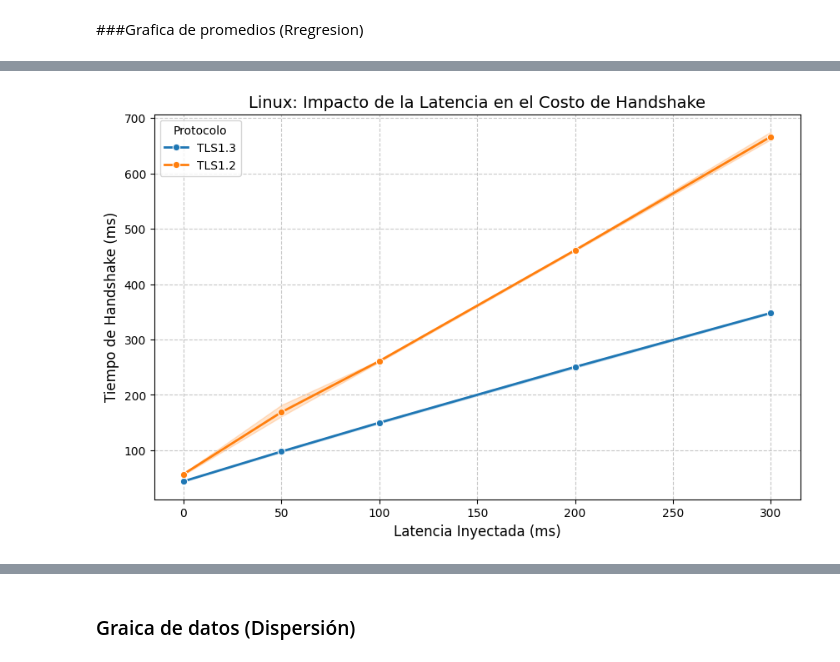
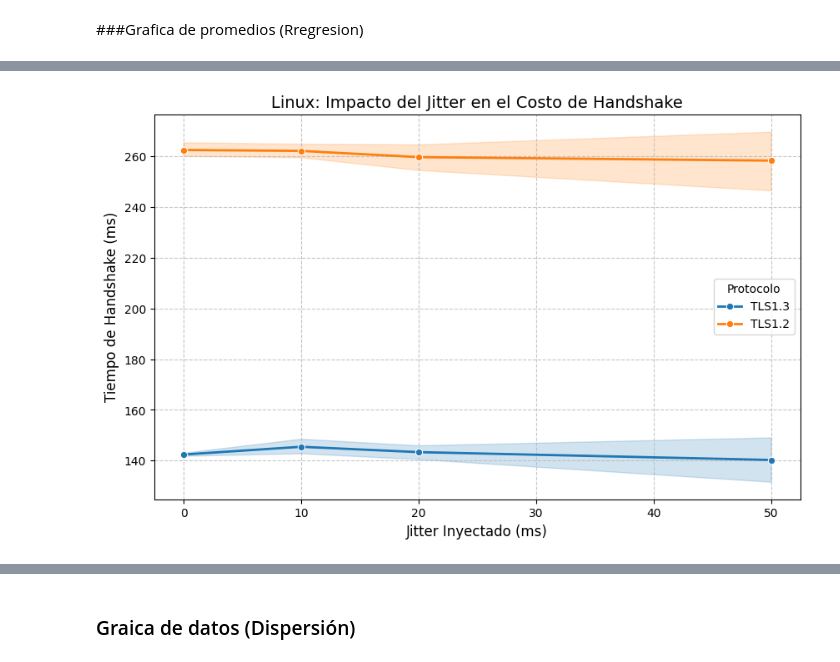
Before and after one commit to LuisRaveg/tls-project, a Jupyter notebook: Proyecto_TLS.ipynb, the cells around one changed output, grey strips where cells are left out. Cells and saved outputs as stored; diff of their text form; code cells hidden in the pictures.

```diff
--- a/Proyecto_TLS.ipynb
+++ b/Proyecto_TLS.ipynb
@@ -66,3 +92,41 @@ df = df.rename(columns=rename_map)
+# %%
+# COLUMNAS DE TIEMPO
+columnas_tiempo = ["time_connect", "time_appconnect", "time_total", "handshake_ms"]
+
+# =========================
+# PROCESAR LINUX
+# =========================
+
+for col in columnas_tiempo:
+    if col in df.columns and df[col].mean() < 10:
+        df[col] = df[col] * 1000
+
+# =========================
+# PROCESAR MAC
+# =========================
+
+for col in columnas_tiempo:
+    if col in df_mac.columns:
+
+        if df_mac[col].mean() > 5000:
+            df_mac[col] = df_mac[col] / 1000
+
+        elif df_mac[col].mean() < 10:
+            df_mac[col] = df_mac[col] * 1000
+
+# =========================
+# RENOMBRAR COLUMNAS
+# =========================
+
+rename_map = {
+    "time_connect": "time_connect_ms",
+    "time_appconnect": "time_appconnect_ms",
+    "time_total": "time_total_ms",
+    "handshake_ms": "handshake_ms"
+}
+
+df = df.rename(columns=rename_map)
+df_mac = df_mac.rename(columns=rename_map)
 # %%
 #Dataframe de cada variable individual
 
@@ -125,13 +288,13 @@ prom_jit = df_jit.groupby(["Valor","Protocolo"])["handshake_ms"].mean().reset_in
 # %%
 plt.figure(figsize=(10, 6))
 # Usamos lineplot para ver la tendencia
-sns.lineplot(data=df_lat, x='Valor', y='handshake_ms', hue='Protocolo', marker='o', linewidth=2)
+sns.lineplot(data=df_jit, x='Valor', y='handshake_ms', hue='Protocolo', marker='o', linewidth=2)
 
-plt.title('Linux: Impacto de la Latencia en el Costo de Handshake', fontsize=14)
-plt.xlabel('Latencia Inyectada (ms)', fontsize=12)
+plt.title('Linux: Impacto del Jitter en el Costo de Handshake', fontsize=14)
+plt.xlabel('Jitter Inyectado (ms)', fontsize=12)
 plt.ylabel('Tiempo de Handshake (ms)', fontsize=12)
 plt.grid(True, linestyle='--', alpha=0.7)
 plt.legend(title='Protocolo')
 plt.show()
 # %% [output]
-[figure, old version]
+[figure, new version]
```
Also changed, not shown: parts of 27 cells of this notebook, 2 other files.
